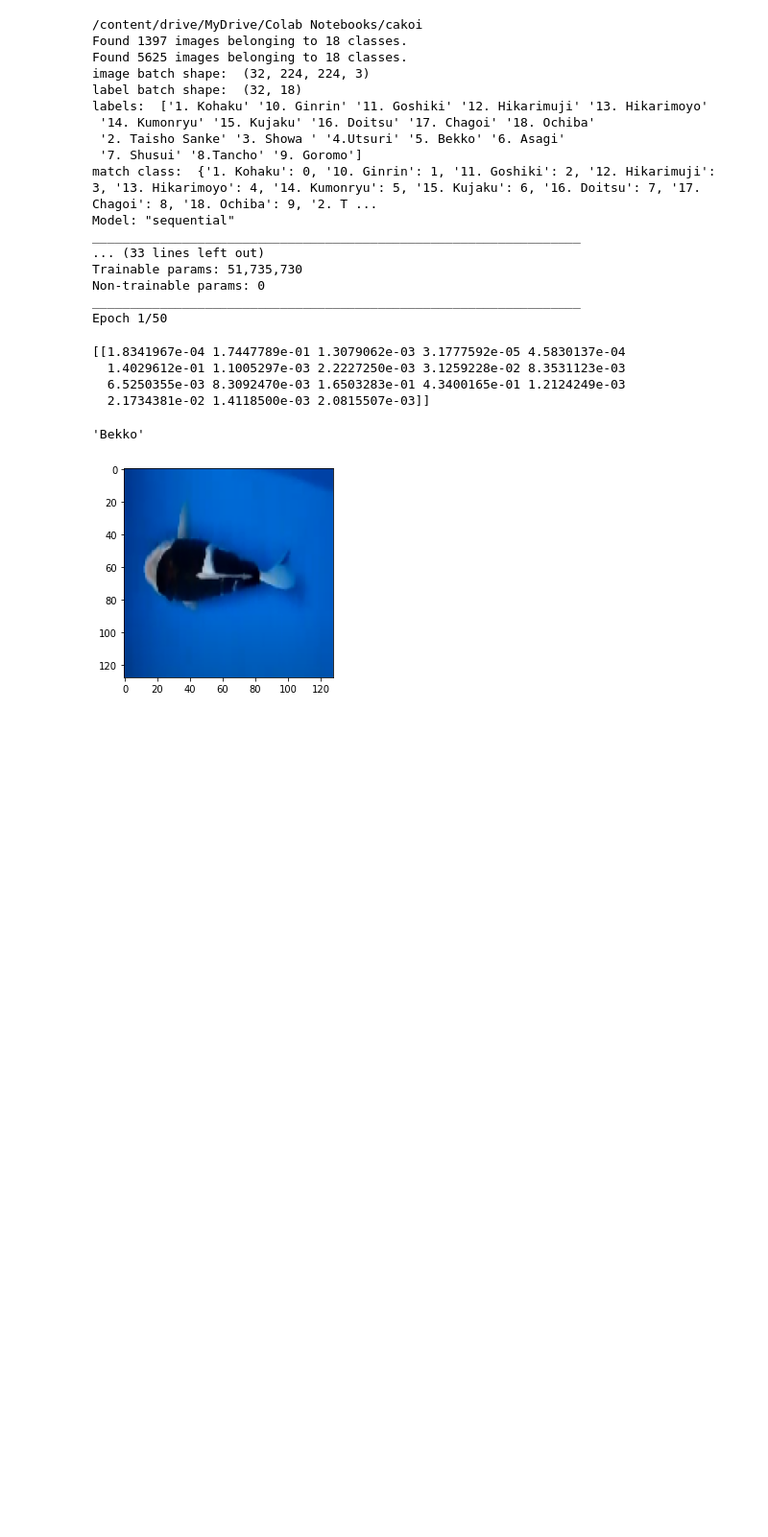
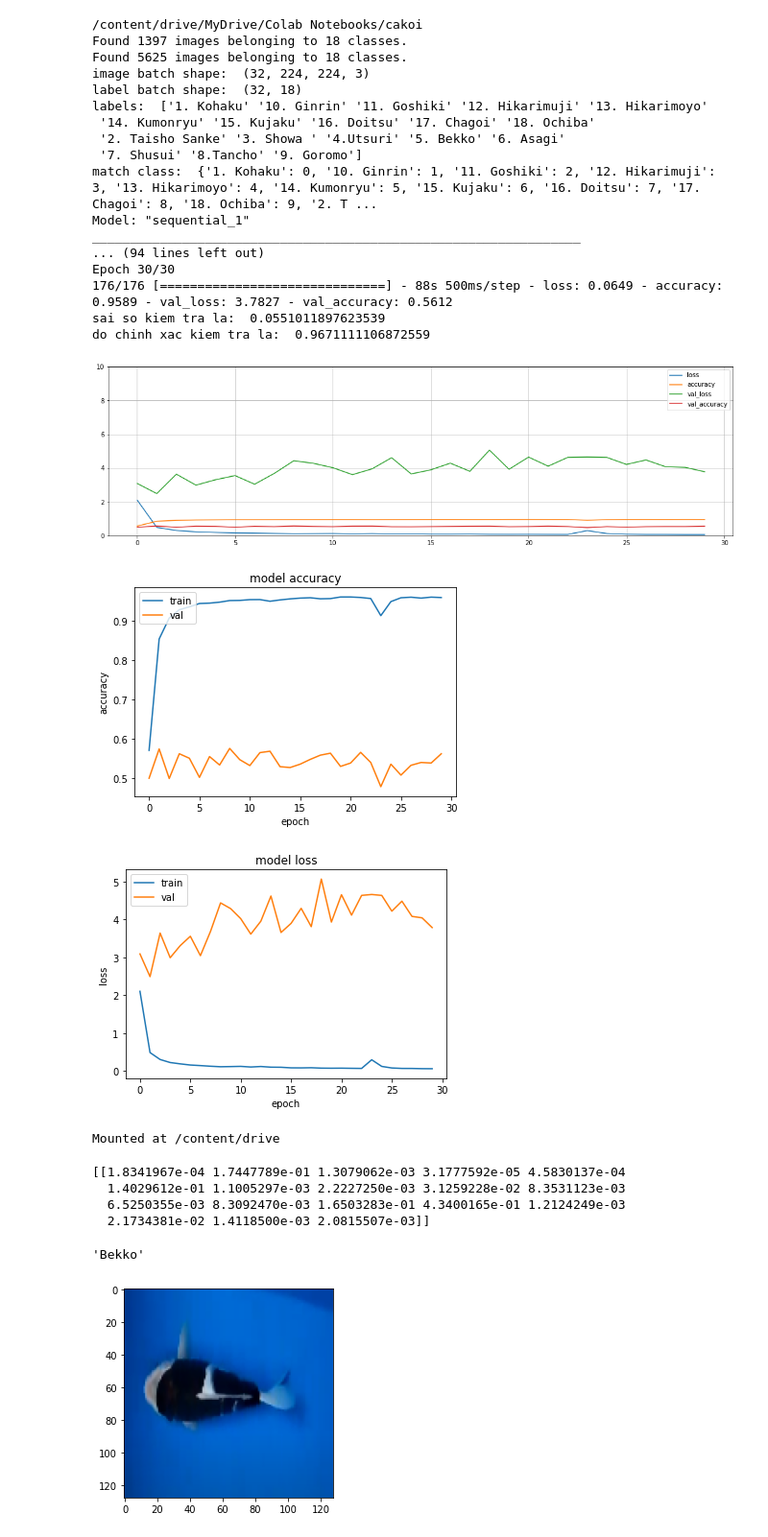
Before and after one commit to tandong01/ProjectAIKoiFish, a Jupyter notebook: train.ipynb, the cells around one changed output. Shown: that part at 96% size. Drawn from its saved outputs; the diff is of its cells as text; code cells hidden in the pictures; blank space fills up the shorter version.

```diff
--- a/train.ipynb
+++ b/train.ipynb
@@ -27,8 +27,8 @@ valid_generator = valid_datagen.flow_from_directory(TRAINING_DATA_DIR, subset="v
 # train data modify
 train_datagen = ImageDataGenerator(**kwargs_datagen)
 train_generator = train_datagen.flow_from_directory(TRAINING_DATA_DIR,subset="training",shuffle=True,target_size=image_size)
+image_batch_train, label_batch_train = next(iter(train_generator))
 
-image_batch_train, label_batch_train = next(iter(train_generator))
 print("image batch shape: ", image_batch_train.shape)
 print("label batch shape: ", label_batch_train.shape)
 dataset_labels = sorted(train_generator.class_indices.items(), key=lambda pair:pair[1])
@@ -38,38 +38,39 @@ print("match class: ", train_generator.class_indices)
 
 # Create layer model with CNN
 
-model1=Sequential()
-# BLock 1
-model1.add(Conv2D(32,(3,3),activation='relu',kernel_initializer='he_uniform',padding='same',input_shape=(224,224,3)))
-model1.add(Conv2D(32,(3,3),activation='relu',kernel_initializer='he_uniform',padding='same'))
-model1.add(MaxPooling2D((2,2)))
-#Block 2
-model1.add(Conv2D(64,(3,3),activation='relu',kernel_initializer='he_uniform',padding='same'))
-model1.add(Conv2D(64,(3,3),activation='relu',kernel_initializer='he_uniform',padding='same'))
-model1.add(MaxPooling2D((2,2)))
-#Block 3
-model1.add(Conv2D(128,(3,3),activation='relu',kernel_initializer='he_uniform',padding='same'))
-model1.add(Conv2D(128,(3,3),activation='relu',kernel_initializer='he_uniform',padding='same'))
-model1.add(MaxPooling2D((2,2)))
+model = Sequential()
+model.add(Conv2D(224, kernel_size=(3,3), activation='relu', input_shape=(224, 224, 3)))
+model.add(MaxPooling2D(pool_size=(2,2)))
 
-model1.add(Flatten())
-model1.add(Dense(512,activation='relu',kernel_initializer='he_uniform'))
-model1.add(Dense(128,activation='relu'))
-model1.add(Dense(18,activation='softmax'))
-model1.summary()
+model.add(Conv2D(112, kernel_size=(3,3), activation='relu'))
+model.add(MaxPooling2D(pool_size=(2,2)))
+
+model.add(Conv2D(64, kernel_size=(3,3), activation='relu'))
+model.add(MaxPooling2D(pool_size=(2,2)))
+
+model.add(Conv2D(32, kernel_size=(3,3), activation='relu'))
+model.add(MaxPooling2D(pool_size=(2,2)))
+
+model.add(Flatten())
+model.add(Activation("relu"))
+model.add(Dense(1024))
+model.add(Dropout(0.4))
+model.add(Dense(18))
+model.add(Activation("softmax"))
+
 
 #Training
 opt=SGD(learning_rate=0.01,momentum=0.9)
-model1.compile(loss='categorical_crossentropy',optimizer=Adam(),metrics=['accuracy'])
+model.compile(loss='categorical_crossentropy',optimizer=Adam(),metrics=['accuracy'])
 
 steps_per_epoch = np.ceil(train_generator.samples/train_generator.batch_size)
-history1=model1.fit(train_generator,epochs=50,batch_size=256,validation_data=valid_generator,steps_per_epoch=steps_per_epoch,verbose=1)
+history1=model.fit(train_generator,epochs=30,batch_size=64,validation_data=valid_generator,steps_per_epoch=steps_per_epoch,verbose=1)
 
 frame = "/content/drive/MyDrive/Colab Notebooks/cakoi/wieght_cc.hdf5"
-model1.save_weights(frame, overwrite = True )
+model.save_weights(frame, overwrite = True )
 
 # Save model
-model1.save('/content/drive/MyDrive/Colab Notebooks/cakoi/model_cc.h5')
+model.save('/content/drive/MyDrive/Colab Notebooks/cakoi/model_cc.h5')
 
 # danh gia do chinh xac cua CNN
 score = model1.evaluate(train_generator, verbose = 0)
@@ -82,39 +83,47 @@ plt.grid(True)
 plt.gca().set_ylim(0,10)
 plt.show()
 
 plt.plot(history1.history['accuracy'])
 plt.plot(history1.history['val_accuracy'])
 plt.title('model accuracy')
 plt.ylabel('accuracy')
 plt.xlabel('epoch')
 plt.legend(['train','val'], loc = 'upper left')
 plt.show()
 
 plt.plot(history1.history['loss'])
 plt.plot(history1.history['val_loss'])
 plt.title('model loss')
 plt.ylabel('loss')
 plt.xlabel('epoch')
 plt.legend(['train','val'], loc = 'upper left')
 plt.show()
 # %% [output]
 /content/drive/MyDrive/Colab Notebooks/cakoi
 Found 1397 images belonging to 18 classes.
 Found 5625 images belonging to 18 classes.
 image batch shape:  (32, 224, 224, 3)
 label batch shape:  (32, 18)
 labels:  ['1. Kohaku' '10. Ginrin' '11. Goshiki' '12. Hikarimuji' '13. Hikarimoyo'
  '14. Kumonryu' '15. Kujaku' '16. Doitsu' '17. Chagoi' '18. Ochiba'
  '2. Taisho Sanke' '3. Showa ' '4.Utsuri' '5. Bekko' '6. Asagi'
  '7. Shusui' '8.Tancho' '9. Goromo']
 match class:  {'1. Kohaku': 0, '10. Ginrin': 1, '11. Goshiki': 2, '12. Hikarimuji': 3, '13. Hikarimoyo': 4, '14. Kumonryu': 5, '15. Kujaku': 6, '16. Doitsu': 7, '17. Chagoi': 8, '18. Ochiba': 9, '2. T ...
-Model: "sequential"
+Model: "sequential_1"
 _________________________________________________________________
-... (33 lines left out)
-Trainable params: 51,735,730
-Non-trainable params: 0
-_________________________________________________________________
-Epoch 1/50
+... (94 lines left out)
+Epoch 30/30
+176/176 [==============================] - 88s 500ms/step - loss: 0.0649 - accuracy: 0.9589 - val_loss: 3.7827 - val_accuracy: 0.5612
+sai so kiem tra la:  0.0551011897623539
+do chinh xac kiem tra la:  0.9671111106872559
+[figure, added]
+[figure, added]
+[figure, added]
+# %%
+from google.colab import drive
+drive.mount('/content/drive')
+# %% [output]
+Mounted at /content/drive
 # %%
 #Load model đã train
 from tensorflow.keras.models import load_model
```
Also changed, not shown: 3 other files.
